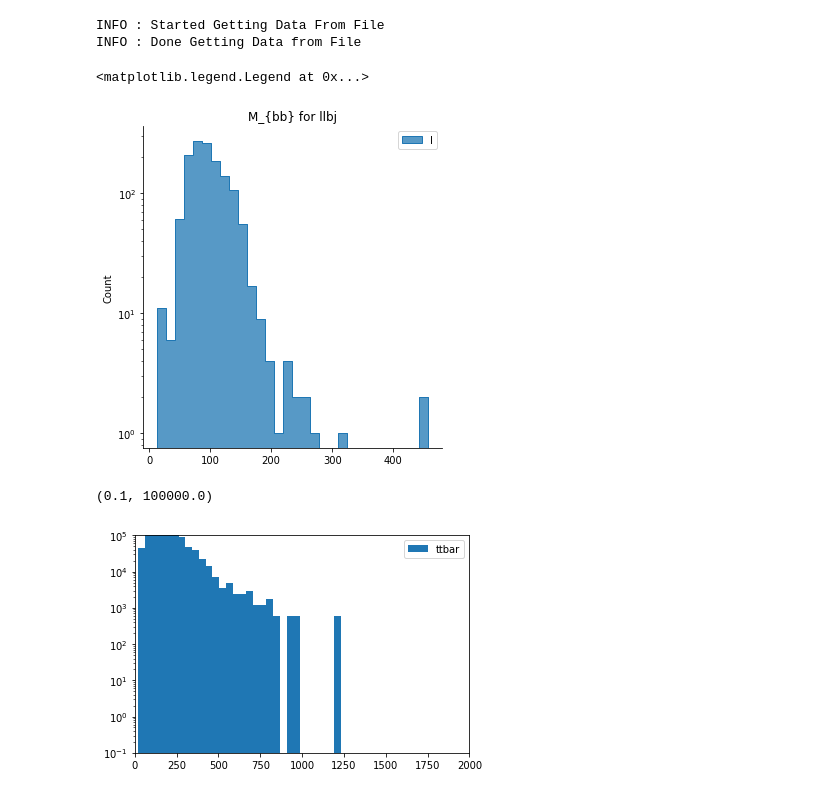
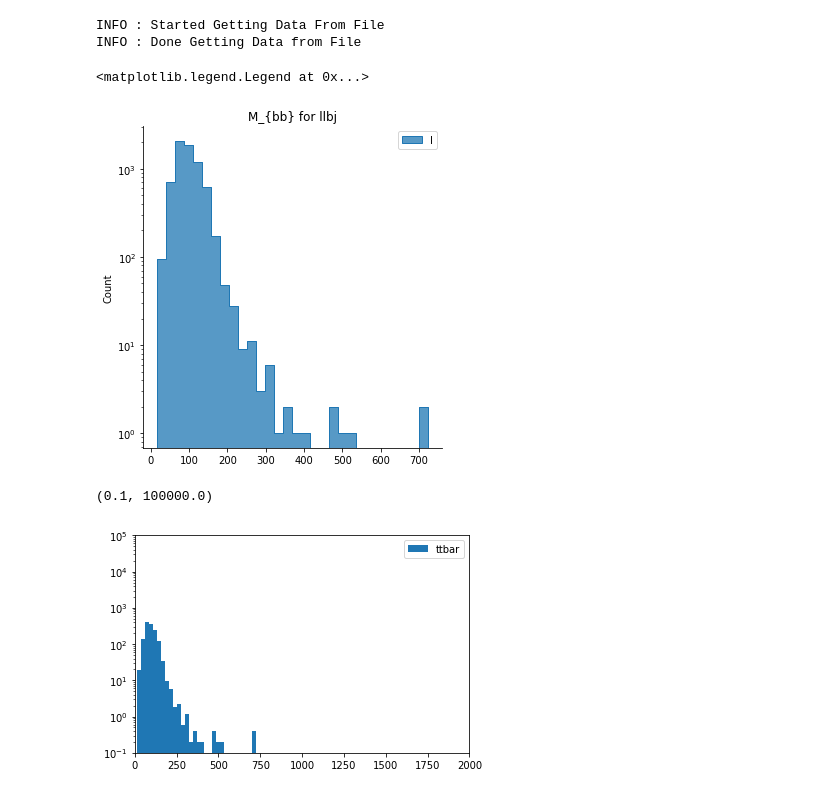
Before and after one commit to Blizzard57/higgs-self-coupling, a Jupyter notebook: codes/ML/mpnn_replication.ipynb, the cells around one changed output. Drawn from its saved outputs; the diff is of its cells as text; code cells hidden in the pictures.

```diff
--- a/codes/ML/mpnn_replication.ipynb
+++ b/codes/ML/mpnn_replication.ipynb
@@ -244,7 +244,7 @@ plt.ylim(0.1,10e3)
 (0.1, 10000.0)
 [figure]
 # %%
-i = 3
+i = 1
 mbb[i] = getMbb(process[i])
 # %% [output]
 INFO : Started Getting Data From File
@@ -257,16 +257,16 @@ plt.legend(process[i])
 #plt.ylim(0.1,10e3)
 # %% [output]
 <matplotlib.legend.Legend at 0x...>
-[figure, old version]
+[figure, new version]
 # %%
-for i in range(1):
-    plt.hist(mbb[i],bins=30,log=True,weights=np.ones_like(mbb[i])*k_factor[i]*cs_norm[i]/cs[i])
+#for i in range(1,2):
+plt.hist(mbb[i],bins=30,log=True,weights=np.ones_like(mbb[i])/5)
 plt.legend(process)
 plt.xlim(0,2000)
 plt.ylim(0.1,10e4)
 # %% [output]
 (0.1, 100000.0)
-[figure, old version]
+[figure, new version]
 # %%
 def getMll(proc : str):
 
```
Also changed, not shown: 9 other files.
